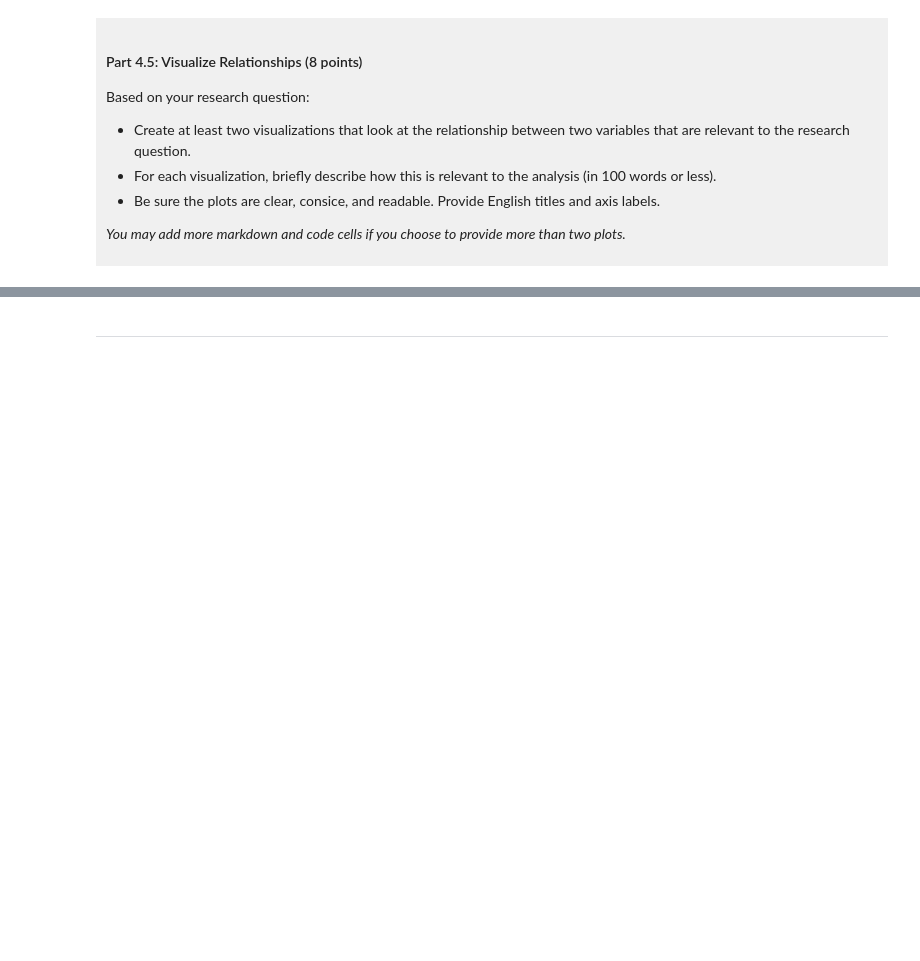
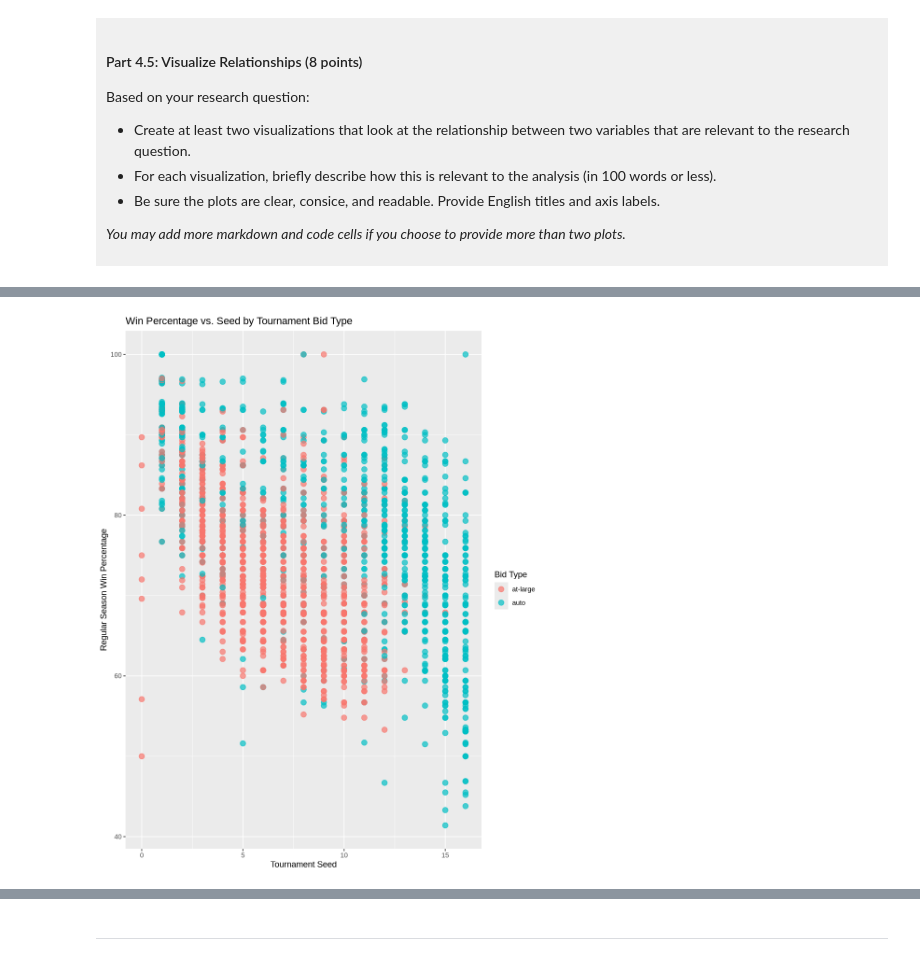
Before and after one commit to moxmoxay/dsci-100-project-moxie-tam, a Jupyter notebook: dsci-100-project-notebook.ipynb, the cells around one changed output, grey strips where cells are left out. Saved outputs shown, nothing was run; the diff lists cells and outputs as text; code cells hidden in the pictures; blank space fills up the shorter version.

```diff
--- a/dsci-100-project-notebook.ipynb
+++ b/dsci-100-project-notebook.ipynb
@@ -389,3 +390,14 @@ Visualization 1: %%% EDIT THIS MARKDOWN CELL%%%
 # %%
-### EDIT THIS CODE CELL FOR VISUALIZATION 1###
+options(repr.plot.width = 8, repr.plot.height = 10)
+
+seed_vs_win_plot <-
+ggplot(wmm_data_tidy, aes(x = seed, y = reg_wins_pct, color = bid)) +
+  geom_point(size = 3, alpha = 0.7) +
+  labs(title = "Win Percentage vs. Seed by Tournament Bid Type",
+    x = "Tournament Seed",
+    y = "Regular Season Win Percentage",
+    color = "Bid Type")
+seed_vs_win_plot
+# %% [output]
+[figure, added]
 # %% [markdown]
```
Also changed, not shown: parts of 10 cells of this notebook.
